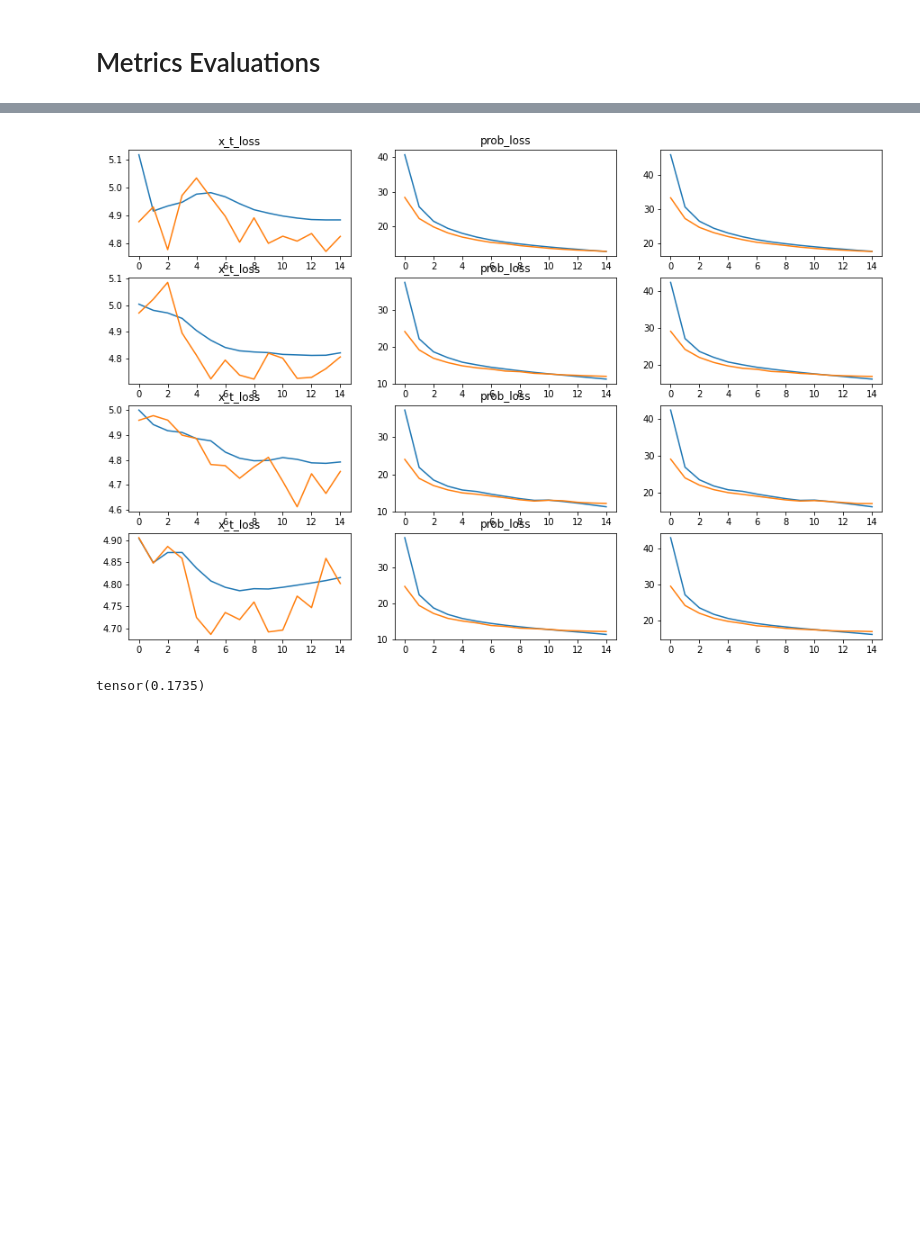
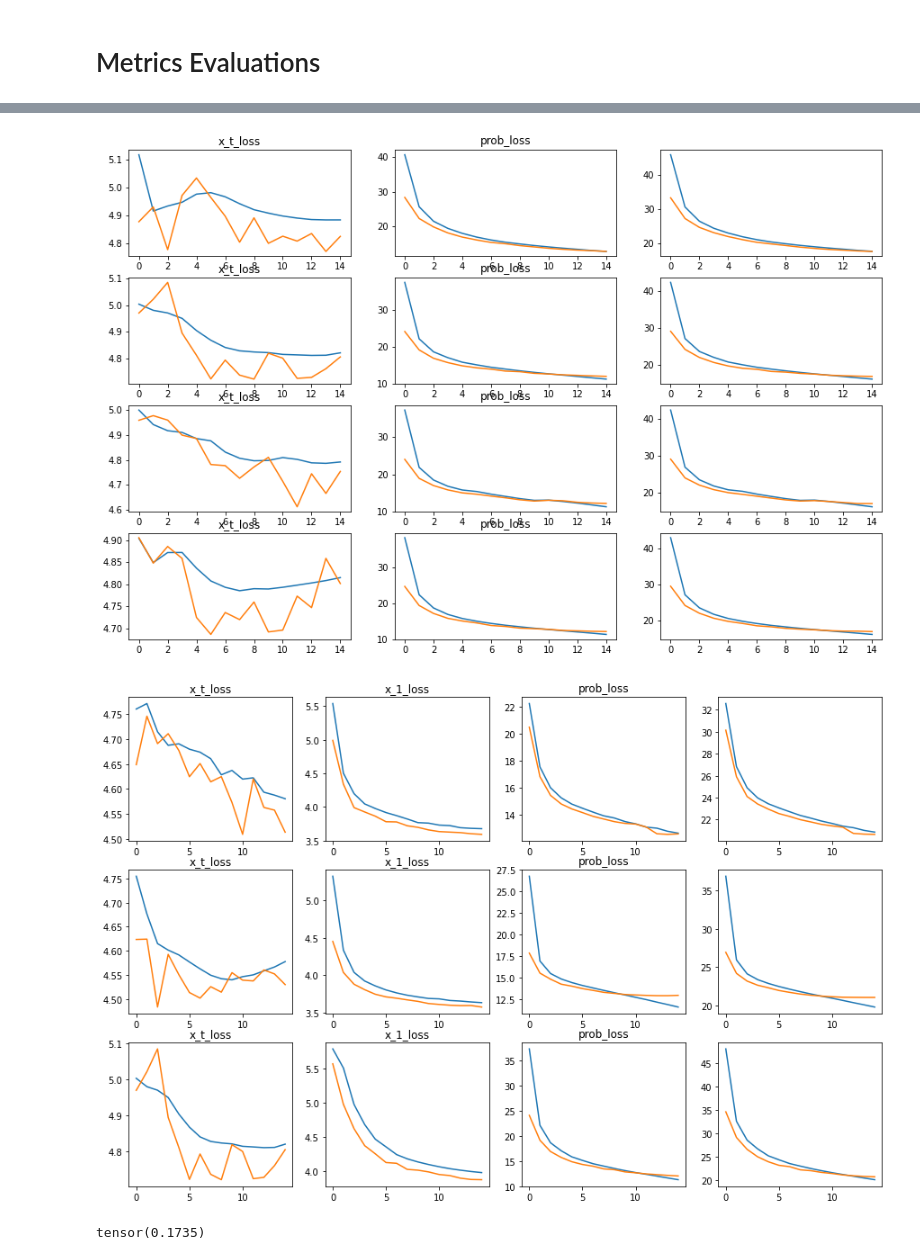
Before and after one commit to xu-shitong/diffusion-image-captioning, a Jupyter notebook: CLIP-DDPM.ipynb, the cells around one changed output, grey strips where cells are left out. Drawn from its saved outputs; the diff is of its cells as text; code cells hidden in the pictures; blank space fills up the shorter version.

```diff
--- a/CLIP-DDPM.ipynb
+++ b/CLIP-DDPM.ipynb
@@ -724,7 +713,7 @@ def extract_float(file_name, start=""):
 small_baseline = "./trial_add_concat/epoch15_lossseries_sum_lr5E-05-5E-05_schedulerlinspace_round3E-01_dynamic-1_clipconcat_clipmask10_train-embedFalse_samplesize100_x_0_predictTrue_X_INTERVAL100_use_x_1True_use_probTrue.txt"
 
 
-file_names = [ # 5.1 add or concat
+file_names = [ # add or concat
   "./trial_add_concat/epoch15_lossseries_sum_sample_mean_lr5E-05-5E-05_schedulerlinspace_round3E-01_dynamic-1_clipadd_class_weight0E+00_class_prob2E-01_train-embedFalse_samplesize100_x_0_predictTrue_X_INTERVAL100_use_x_tTrue_use_x_1True_use_probTrue.txt",
   small_baseline,
   "./trial_add_concat/epoch30_lossseries_sum_sample_mean_lr5E-05-5E-05_schedulerlinspace_round3E-01_dynamic-1_clipadd_class_weight0E+00_class_prob2E-01_train-embedFalse_samplesize100_x_0_predictTrue_X_INTERVAL100_use_x_tTrue_use_x_1True_use_probTrue.txt",
@@ -742,7 +731,7 @@ for i, file_name in enumerate(file_names):
   axarr[i].legend(loc="upper right")
   axarr[4].legend(loc="upper right")
 
-file_names = [ # 5.2 part 1, rounding weight
+file_names = [ # rounding weight
   "./trial_rounding_weight/epoch15_lossseries_sum_sample_mean_lr5E-05-5E-05_schedulerlogspace_round1E+00_dynamic-1_clipconcat_clipmask10_train-embedFalse_samplesize100_x_0_predictTrue_X_INTERVAL100_use_x_tTrue_use_x_1True_use_probTrue.txt",
   "./trial_rounding_weight/epoch15_lossseries_sum_sample_mean_lr5E-05-5E-05_schedulerlogspace_round5E-01_dynamic-1_clipconcat_clipmask10_train-embedFalse_samplesize100_x_0_predictTrue_X_INTERVAL100_use_x_tTrue_use_x_1True_use_probTrue.txt",
   small_baseline,
@@ -757,12 +746,11 @@ for i, file_name in enumerate(file_names):
   axarr[i].set_title(names[i])
   axarr[i].plot(losses[:, 1], color='r', label="train L'_simple")
   axarr[i].plot(losses[:, 4], color='b', label="val L'_simple")
-  # axarr[4].plot(losses[:, 3], label=names[i])
   axarr[i].legend(loc="upper right")
   axarr[4].plot(losses[:, 3] / lambdas[i], label=names[i])
 axarr[4].legend(loc="upper right")
 
-file_names = [ # 5.2 part 2, dynamic rounding weight
+file_names = [ # dynamic rounding weight
   small_baseline,
   "./trial_rounding_weight/epoch15_lossseries_sum_sample_mean_lr1E-04-1E-04_schedulerlinspace_round3E-01_dynamic1_clipconcat_class_weight-1E+00_class_prob2E-01_train-embedFalse_samplesize100_x_0_predictTrue_X_INTERVAL100_use_x_tTrue_use_x_1True_use_probTrue.txt",
   "./trial_rounding_weight/epoch15_lossseries_sum_sample_mean_lr5E-05-5E-05_schedulerlinspace_round3E+00_dynamic3_clipconcat_clipmask10_train-embedFalse_samplesize100_x_0_predictTrue_X_INTERVAL100_use_x_tTrue_use_x_1True_use_probTrue.txt",
@@ -775,19 +763,17 @@ for i, file_name in enumerate(file_names):
   axarr[i].set_title(names[i])
   axarr[i].plot(losses[:, 1], color='r', label="train L'_simple")
   axarr[i].plot(losses[:, 4], color='b', label="val L'_simple")
-  # axarr[4].plot(losses[:, 3], label=names[i])
   axarr[i].legend(loc="upper right")
   axarr[3].plot(losses[:, 3], label=names[i])
 axarr[3].legend(loc="upper right")
 
-# classifier free trial, 5.3
-file_names = [
+file_names = [ # classifier free trial
   small_baseline,
   "./trial_classification_free/epoch15_lossseries_sum_sample_mean_lr5E-05-5E-05_schedulerlinspace_round3E-01_dynamic-1_clipconcat_class_weight1E+00_class_prob2E-01_train-embedFalse_samplesize100_x_0_predictTrue_X_INTERVAL100_use_x_tTrue_use_x_1True_use_probTrue.txt",
   "./trial_classification_free/epoch15_lossseries_sum_sample_mean_lr5E-05-5E-05_schedulerlinspace_round3E-01_dynamic-1_clipconcat_class_weight3E-01_class_prob2E-01_train-embedFalse_samplesize100_x_0_predictTrue_X_INTERVAL100_use_x_tTrue_use_x_1True_use_probTrue.txt",
 ]
 
-file_names = [ # 5.4 part 1, const learning rate !!
+file_names = [ # const learning rate !!
   "./trial_lr/epoch15_lossseries_sum_sample_mean_lr5E-04-5E-04_schedulerlinspace_round3E-01_dynamic-1_clipconcat_clipmask10_train-embedFalse_samplesize100_x_0_predictTrue_X_INTERVAL100_use_x_tTrue_use_x_1True_use_probTrue.txt",
   "./trial_lr/epoch15_lossseries_sum_sample_mean_lr1E-04-1E-04_schedulerlogspace_round3E-01_dynamic-1_clipconcat_clipmask10_train-embedFalse_samplesize100_x_0_predictTrue_X_INTERVAL100_use_x_tTrue_use_x_1True_use_probTrue.txt",
   small_baseline,
@@ -806,75 +792,68 @@ for i, file_name in enumerate(file_names):
 axarr[4].legend(loc="upper right")
 
 
-file_names = [ # 5.4 part 2
+file_names = [ # learning rate scheduling
   small_baseline,
   "./trial_lr/epoch15_lossseries_sum_sample_mean_lr1E-04-5E-05_schedulerlinspace_round3E-01_dynamic-1_clipconcat_class_weight0E+00_class_prob2E-01_train-embedFalse_samplesize100_x_0_predictTrue_X_INTERVAL100_use_x_tTrue_use_x_1True_use_probTrue.txt",
   "./trial_lr/epoch15_lossseries_sum_sample_mean_lr1E-04-5E-05_schedulercosine_annealing_round3E-01_dynamic-1_clipconcat_class_weight0E+00_class_prob2E-01_train-embedFalse_samplesize100_x_0_predictTrue_X_INTERVAL100_use_x_tTrue_use_x_1True_use_probTrue.txt",
   "./trial_lr/epoch15_lossseries_sum_sample_mean_lr1E-04-5E-05_schedulerlogspace_round3E-01_dynamic-1_clipconcat_class_weight0E+00_class_prob2E-01_train-embedFalse_samplesize100_x_0_predictTrue_X_INTERVAL100_use_x_tTrue_use_x_1True_use_probTrue.txt",
 ]
-# fig, axarr = plt.subplots(len(file_names), 4, figsize=(15, 10))
 fig, axarr = plt.subplots(len(file_names), 3, figsize=(15, 10))
 for i, file_name in enumerate(file_names):
   losses = extract_float(file_name, start="epoch") # shape [batch size, 7] each line is [batch number, x_t, x_1, prob losses, validation x_t x_1 prob losses]
-  # train_index = {1: "x_t_loss",2: "x_1_loss",3: "prob_loss"}
-  # val_index = {4: "x_t_loss",5: "x_1_loss",6: "prob_loss"}
   train_index = {1: "x_t_loss", 3: "prob_loss"}
   val_index = {4: "x_t_loss", 6: "prob_loss"}
   train_sum_losses = losses[:, list(train_index.keys())].sum(dim=-1)
   val_sum_losses = losses[:, list(val_index.keys())].sum(dim=-1)
 
   for j, idx in enumerate(train_index):
     axarr[i, j].plot(losses[:, idx])
     axarr[i, j].set_title(train_index[idx])
 
   for j, idx in enumerate(val_index):
     axarr[i, j].plot(losses[:, idx])
     axarr[i, j].set_title(val_index[idx])
 
-  # axarr[i, 3].plot(train_sum_losses)
-  # axarr[i, 3].plot(val_sum_losses)
   axarr[i, 2].plot(train_sum_losses)
   axarr[i, 2].plot(val_sum_losses)
 
-file_names = [ # 5.5 x_0 or x_t trial
-  "./trial_x_01_prediction/epoch15_lossseries_sum_sample_mean_lr5E-05-5E-05_schedulerlinspace_round3E-01_dynamic-1_clipconcat_class_weight0E+00_class_prob2E-01_train-embedFalse_samplesize100_x_0_predictFalse_X_INTERVAL100_use_x_tTrue_use_x_1True_use_probTrue.txt",
-  small_baseline,
+# file_names = [ # x_0 or x_t trial
+#   "./trial_x_01_prediction/epoch15_lossseries_sum_sample_mean_lr5E-05-5E-05_schedulerlinspace_round3E-01_dynamic-1_clipconcat_class_weight0E+00_class_prob2E-01_train-embedFalse_samplesize100_x_0_predictFalse_X_INTERVAL100_use_x_tTrue_use_x_1True_use_probTrue.txt",
+#   small_baseline,
+# ]
+
+
+# general propose plot
+file_names = [ # final model 0.5 or 0.3 plot
+  "./epoch15_lossseries_sum_sample_mean_lr5E-05-5E-05_schedulerlinspace_round3E-01_dynamic-1_clipconcat_class_weight0E+00_class_prob2E-01_train-embedFalse_samplesize100_x_0_predictTrue_X_INTERVAL100_use_x_tTrue_use_x_1True_use_probTrue.txt",
+  "./epoch15_lossseries_sum_sample_mean_lr1E-04-5E-05_schedulerlinspace_round3E-01_dynamic-1_clipconcat_class_weight0E+00_class_prob2E-01_train-embedFalse_samplesize100_x_0_predictTrue_X_INTERVAL100_use_x_tTrue_use_x_1True_use_probTrue.txt",
+  "./trial_lr/epoch15_lossseries_sum_sample_mean_lr1E-04-5E-05_schedulerlinspace_round3E-01_dynamic-1_clipconcat_class_weight0E+00_class_prob2E-01_train-embedFalse_samplesize100_x_0_predictTrue_X_INTERVAL100_use_x_tTrue_use_x_1True_use_probTrue.txt",
 ]
+fig, axarr = plt.subplots(len(file_names), 4, figsize=(15, 10))
+for i, file_name in enumerate(file_names):
+  losses = extract_float(file_name, start="epoch") # shape [batch size, 7] each line is [batch number, x_t, x_1, prob losses, validation x_t x_1 prob losses]
+  train_index = {1: "x_t_loss",2: "x_1_loss",3: "prob_loss"}
+  val_index = {4: "x_t_loss",5: "x_1_loss",6: "prob_loss"}
+  train_sum_losses = losses[:, list(train_index.keys())].sum(dim=-1)
+  val_sum_losses = losses[:, list(val_index.keys())].sum(dim=-1)
 
-# # file_names = [
-# #   "./trial_add_concat/epoch15_lossseries_sum_lr5E-05-5E-05_schedulerlinspace_round3E-01_dynamic-1_clipconcat_clipmask10_train-embedFalse_samplesize100_x_0_predictTrue_X_INTERVAL100_use_x_1True_use_probTrue.txt",
-# #   "./trial_rounding_weight/epoch15_lossseries_sum_sample_mean_lr5E-05-5E-05_schedulerlogspace_round3E-01_dynamic-1_clipconcat_clipmask10_train-embedFalse_samplesize100_x_0_predictTrue_X_INTERVAL100_use_x_tTrue_use_x_1True_use_probTrue.txt",
-# # ]
+  for j, idx in enumerate(train_index):
+    axarr[i, j].plot(losses[:, idx])
+    axarr[i, j].set_title(train_index[idx])
 
-# # fig, axarr = plt.subplots(len(file_names), 4, figsize=(15, 10))
-# fig, axarr = plt.subplots(len(file_names), 3, figsize=(15, 10))
-# for i, file_name in enumerate(file_names):
-#   losses = extract_float(file_name, start="epoch") # shape [batch size, 7] each line is [batch number, x_t, x_1, prob losses, validation x_t x_1 prob losses]
-#   # train_index = {1: "x_t_loss",2: "x_1_loss",3: "prob_loss"}
-#   # val_index = {4: "x_t_loss",5: "x_1_loss",6: "prob_loss"}
-#   train_index = {1: "x_t_loss", 3: "prob_loss"}
-#   val_index = {4: "x_t_loss", 6: "prob_loss"}
-#   train_sum_losses = losses[:, list(train_index.keys())].sum(dim=-1)
-#   val_sum_losses = losses[:, list(val_index.keys())].sum(dim=-1)
+  for j, idx in enumerate(val_index):
+    axarr[i, j].plot(losses[:, idx])
+    axarr[i, j].set_title(val_index[idx])
 
-#   for j, idx in enumerate(train_index):
-#     axarr[i, j].plot(losses[:, idx])
-# #     axarr[i, j].set_title(train_index[idx])
-
-# #   for j, idx in enumerate(val_index):
-# #     axarr[i, j].plot(losses[:, idx])
-# #     axarr[i, j].set_title(val_index[idx])
-
-# #   # axarr[i, 3].plot(train_sum_losses)
-# #   # axarr[i, 3].plot(val_sum_losses)
-# #   axarr[i, 2].plot(train_sum_losses)
-# #   axarr[i, 2].plot(val_sum_losses)
+  axarr[i, 3].plot(train_sum_losses)
+  axarr[i, 3].plot(val_sum_losses)
 # %% [output]
 [figure]
 [figure]
 [figure]
 [figure]
 [figure]
+[figure, added]
 # %%
 from torchmetrics import BLEUScore
 
```
Also changed, not shown: parts of 5 cells of this notebook, 4 other files.
